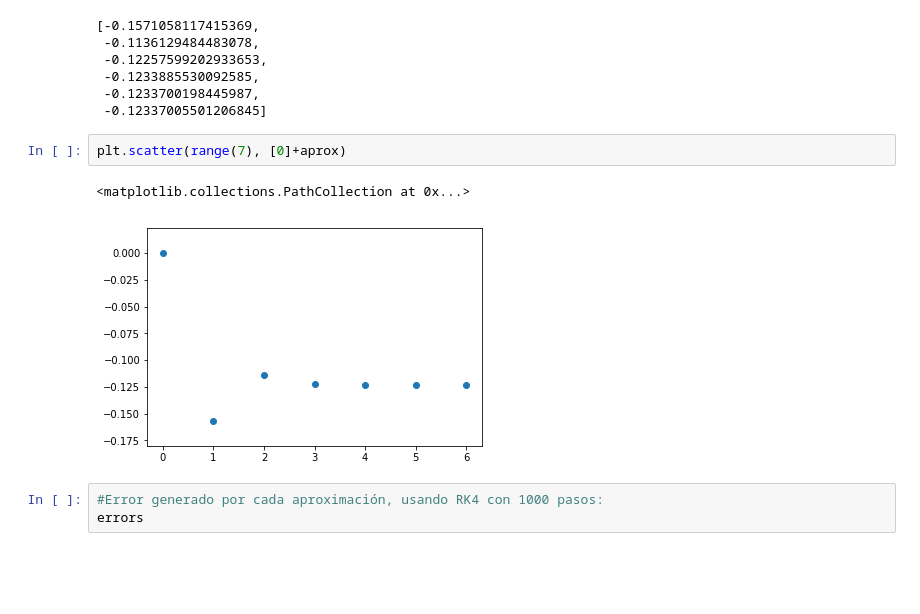
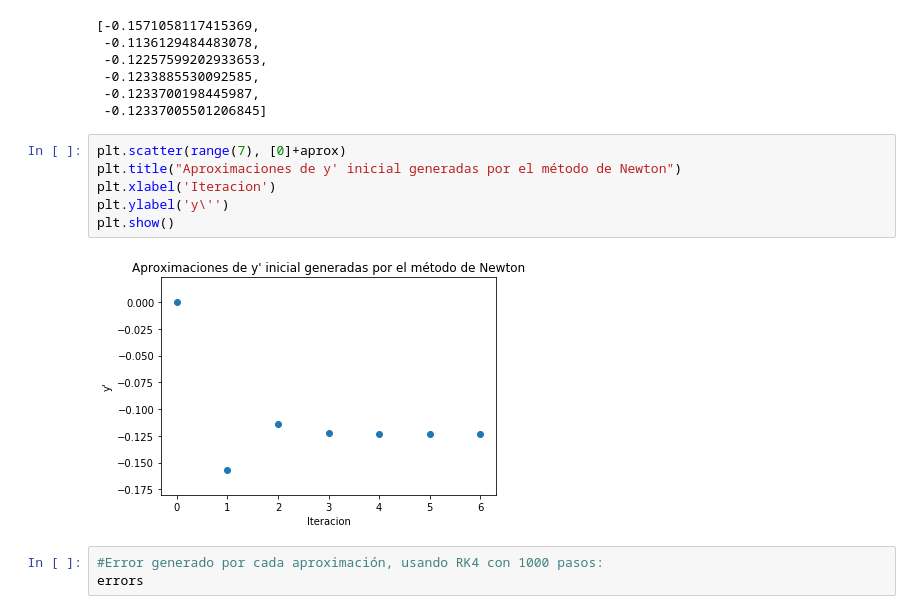
Before and after one commit to ekiMGlz/ODEMethods, a Jupyter notebook: Ejercicios/Ejercicio 6.ipynb, the cells around one changed output. Cells and saved outputs as stored; diff of their text form; blank space fills up the shorter version.

```diff
--- a/Ejercicios/Ejercicio 6.ipynb
+++ b/Ejercicios/Ejercicio 6.ipynb
@@ -107,11 +103,14 @@ aprox
  -0.1233885530092585,
  -0.1233700198445987,
  -0.12337005501206845]
-# %%
-plt.scatter(range(7), [0]+aprox)
-# %% [output]
-<matplotlib.collections.PathCollection at 0x...>
-[figure, removed]
+# %%
+plt.scatter(range(7), [0]+aprox)
+plt.title("Aproximaciones de y' inicial generadas por el método de Newton")
+plt.xlabel('Iteracion')
+plt.ylabel('y\'')
+plt.show()
+# %% [output]
+[figure, added]
 # %%
 #Error generado por cada aproximación, usando RK4 con 1000 pasos:
 errors
```
Also changed, not shown: parts of 22 cells of this notebook, 10 other files.
